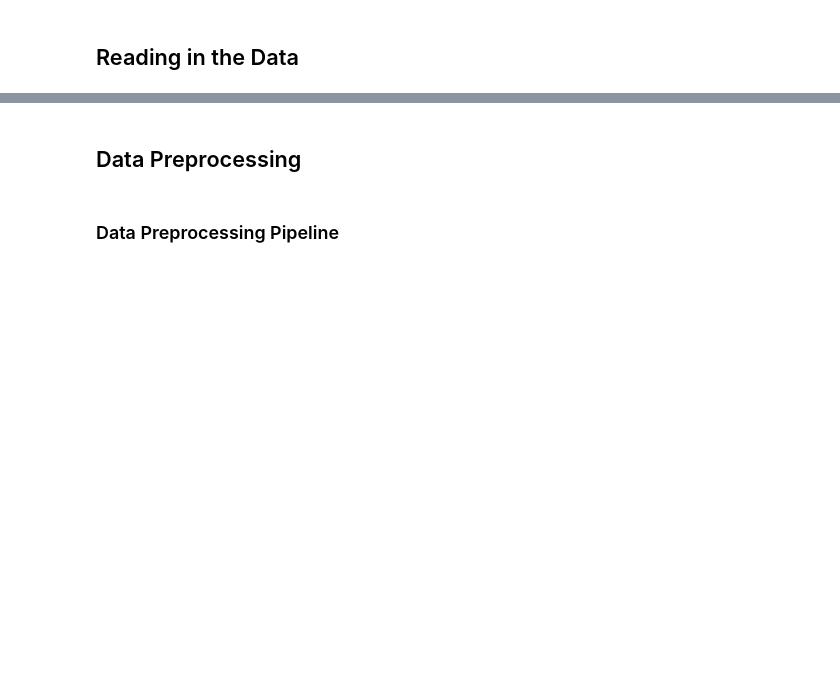
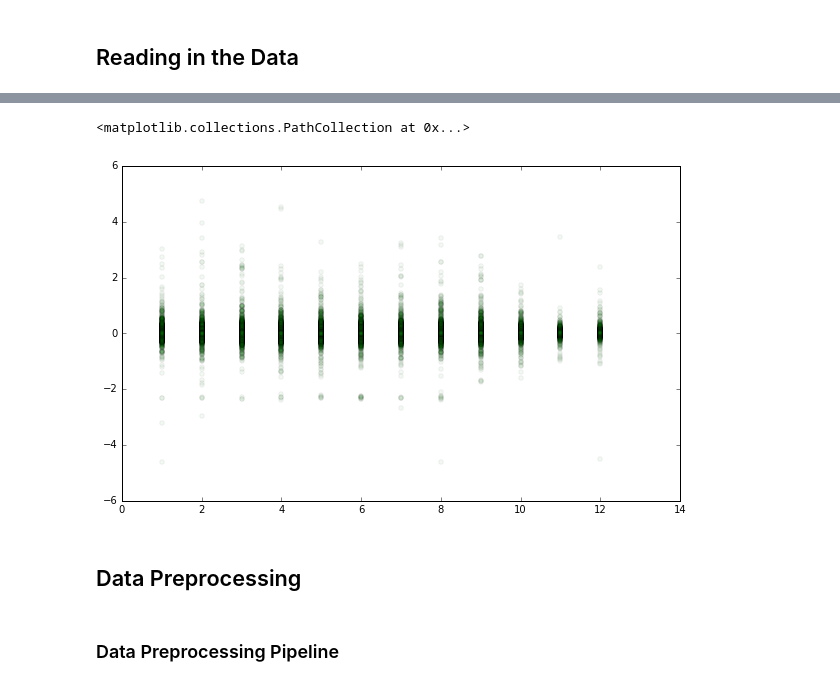
Before and after one commit to vafajardo/Zillow, a Jupyter notebook: The pipeline - development.ipynb, the cells around one changed output, grey strips where cells are left out. Cells and saved outputs as stored; diff of their text form; code cells hidden in the pictures; blank space fills up the shorter version.

```diff
--- a/The pipeline - development.ipynb
+++ b/The pipeline - development.ipynb
@@ -14,7 +15,12 @@ maindir = "C:\\Users\\afajardo\\Desktop\\Projects\\Kaggle\\Zillow"
 ## Reading in the Data
 # %%
 logerror = pd.read_csv(maindir + "\\data\\train_2016_v2.csv\\train_2016_v2.csv")
+logerror['weeknumber'] = logerror['transactiondate'].apply(lambda x: datetime.datetime.strptime(x,'%Y-%m-%d').isocalendar()[1])
+logerror['month'] = logerror['transactiondate'].apply(lambda x: datetime.datetime.strptime(x,'%Y-%m-%d').month)
+
 properties = pd.read_csv(maindir + "\\data\\properties_2016.csv\\properties_2016.csv")
+test_parcels = pd.read_csv(maindir + "\\data\\sample_submission.csv", usecols = ['ParcelId'])
+test_parcels.rename(columns={'ParcelId':'parcelid'}, inplace=True)
 
 # join on parcel id
-data = pd.merge(properties,logerror[['parcelid','logerror']], on='parcelid')
+data = pd.merge(properties,logerror[['parcelid','logerror','month']], on='parcelid')
@@ -21,3 +80,10 @@ data = pd.merge(properties,logerror[['parcelid','logerror']], on='parcelid')
+# %%
+fig, ax = plt.subplots(figsize=(10,6), facecolor='white', edgecolor='white')
+ax.set_axis_bgcolor('white')
+ax.scatter(logerror['month'],logerror['logerror'], alpha=0.05, c='green')
+# %% [output]
+<matplotlib.collections.PathCollection at 0x...>
+[figure, added]
 # %% [markdown]
 ## Data Preprocessing
 # %%
```
Also changed, not shown: parts of 51 cells of this notebook.
